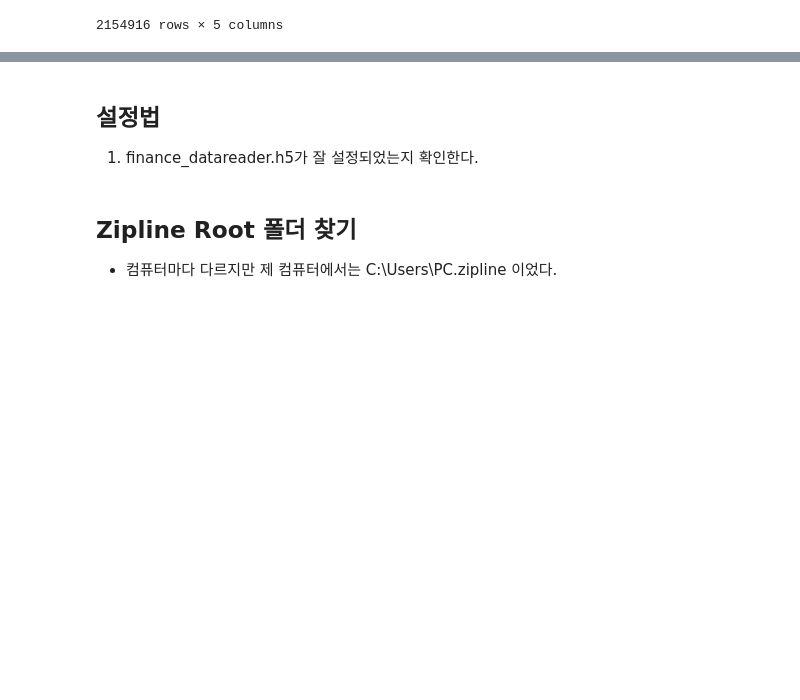
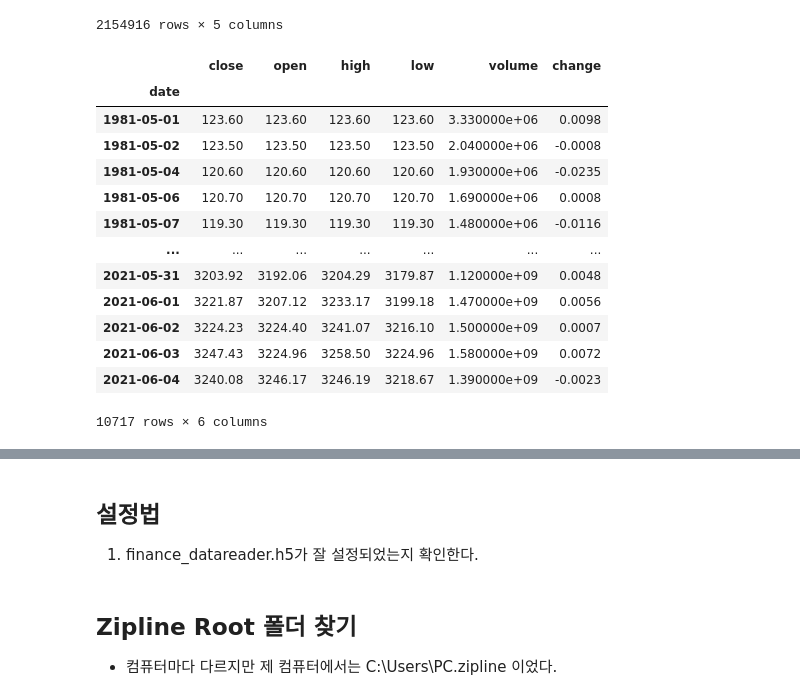
Before and after one commit to Hertz-and-Alpha/machine-learning-for-trading-korea-stock, a Jupyter notebook: 04_alpha_factor_research/00_custom_bundle/stock_preprocessing.ipynb, the cells around one changed output, grey strips where cells are left out. Saved outputs shown, nothing was run; the diff lists cells and outputs as text; code cells hidden in the pictures; blank space fills up the shorter version.

```diff
--- a/04_alpha_factor_research/00_custom_bundle/stock_preprocessing.ipynb
+++ b/04_alpha_factor_research/00_custom_bundle/stock_preprocessing.ipynb
@@ -64,0 +68,19 @@ prices
+# %%
+kospi = pd.read_hdf(DATA_DIR/'assets.h5', 'finance_datareader/kospi')
+# %%
+kospi
+# %% [output]
+|  | close | open | high | low | volume | change |
+| date |  |  |  |  |  |  |
+| 1981-05-01 | 123.60 | 123.60 | 123.60 | 123.60 | 3.330000e+06 | 0.0098 |
+| 1981-05-02 | 123.50 | 123.50 | 123.50 | 123.50 | 2.040000e+06 | -0.0008 |
+| 1981-05-04 | 120.60 | 120.60 | 120.60 | 120.60 | 1.930000e+06 | -0.0235 |
+| 1981-05-06 | 120.70 | 120.70 | 120.70 | 120.70 | 1.690000e+06 | 0.0008 |
+| 1981-05-07 | 119.30 | 119.30 | 119.30 | 119.30 | 1.480000e+06 | -0.0116 |
+| ... | ... | ... | ... | ... | ... | ... |
+| 2021-05-31 | 3203.92 | 3192.06 | 3204.29 | 3179.87 | 1.120000e+09 | 0.0048 |
+| 2021-06-01 | 3221.87 | 3207.12 | 3233.17 | 3199.18 | 1.470000e+09 | 0.0056 |
+| 2021-06-02 | 3224.23 | 3224.40 | 3241.07 | 3216.10 | 1.500000e+09 | 0.0007 |
+| 2021-06-03 | 3247.43 | 3224.96 | 3258.50 | 3224.96 | 1.580000e+09 | 0.0072 |
+| 2021-06-04 | 3240.08 | 3246.17 | 3246.19 | 3218.67 | 1.390000e+09 | -0.0023 |
+10717 rows × 6 columns
```
Also changed, not shown: parts of 14 cells of this notebook.
